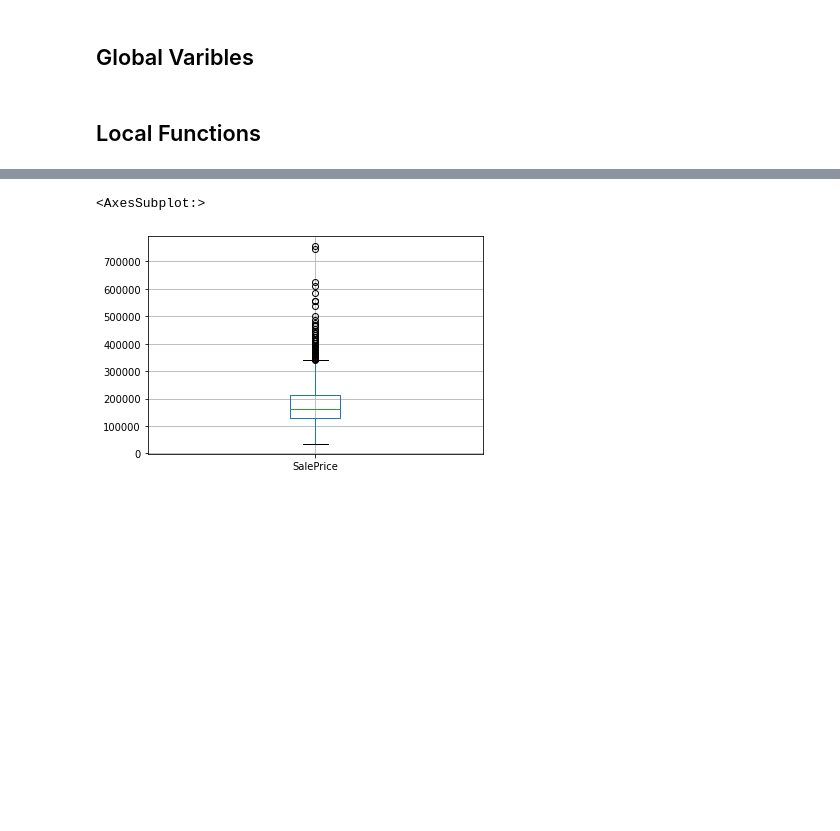
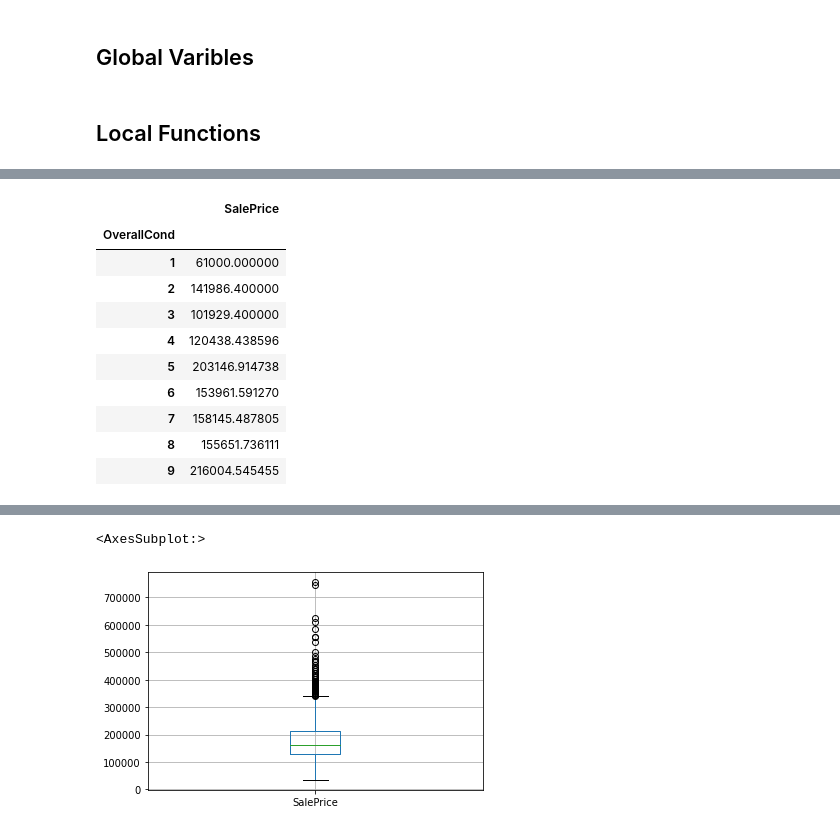
Before and after one commit to AydenZK/ml_house_prices, a Jupyter notebook: main.ipynb, the cells around one changed output, grey strips where cells are left out. Drawn from its saved outputs; the diff is of its cells as text; code cells hidden in the pictures; blank space fills up the shorter version.

```diff
--- a/main.ipynb
+++ b/main.ipynb
@@ -123,0 +149,14 @@ df.describe()
+# %%
+pd.pivot_table(train, index=['OverallCond'], values="SalePrice")
+# %% [output]
+|  | SalePrice |
+| OverallCond |  |
+| 1 | 61000.000000 |
+| 2 | 141986.400000 |
+| 3 | 101929.400000 |
+| 4 | 120438.438596 |
+| 5 | 203146.914738 |
+| 6 | 153961.591270 |
+| 7 | 158145.487805 |
+| 8 | 155651.736111 |
+| 9 | 216004.545455 |
```
Also changed, not shown: parts of 24 cells of this notebook.
